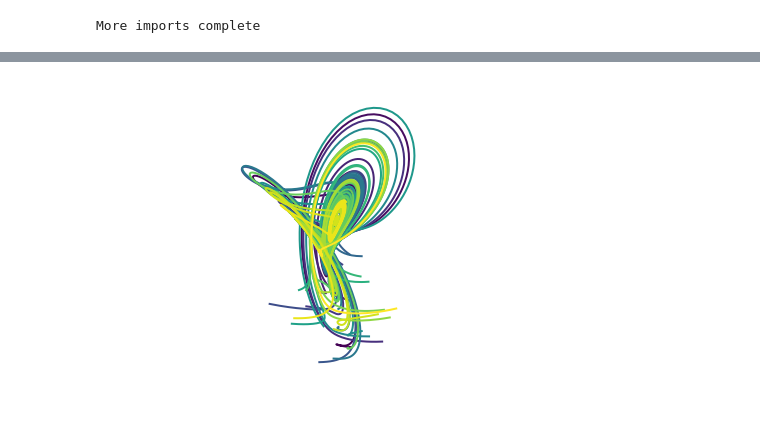
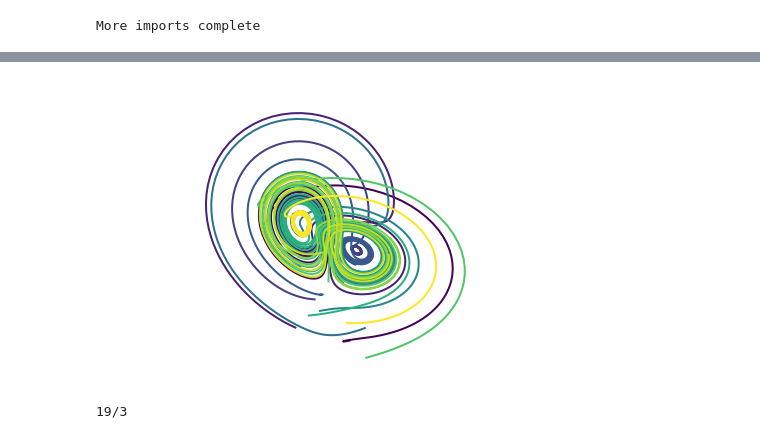
Before and after one commit to dilbrent/misc, a Jupyter notebook: Notebooks/TestNotebook.ipynb, the cells around one changed output, grey strips where cells are left out. Drawn from its saved outputs; the diff is of its cells as text; code cells hidden in the pictures.

```diff
--- a/Notebooks/TestNotebook.ipynb
+++ b/Notebooks/TestNotebook.ipynb
@@ -78,4 +94,9 @@ def solve_lorenz(N=10, angle=0.0, max_time=4.0, sigma=10.0, beta=8./3, rho=28.0)
 # %%
-t, x_t = solve_lorenz(angle=45, N=31)
+t, x_t = solve_lorenz(angle=1, N=12)
 # %% [output]
-[figure, old version]
+[figure, new version]
+# %%
+from sympy import *
+sympify('2**2 / 3 + 5')
+# %% [output]
+19/3
```
Also changed, not shown: parts of 2 cells of this notebook.
